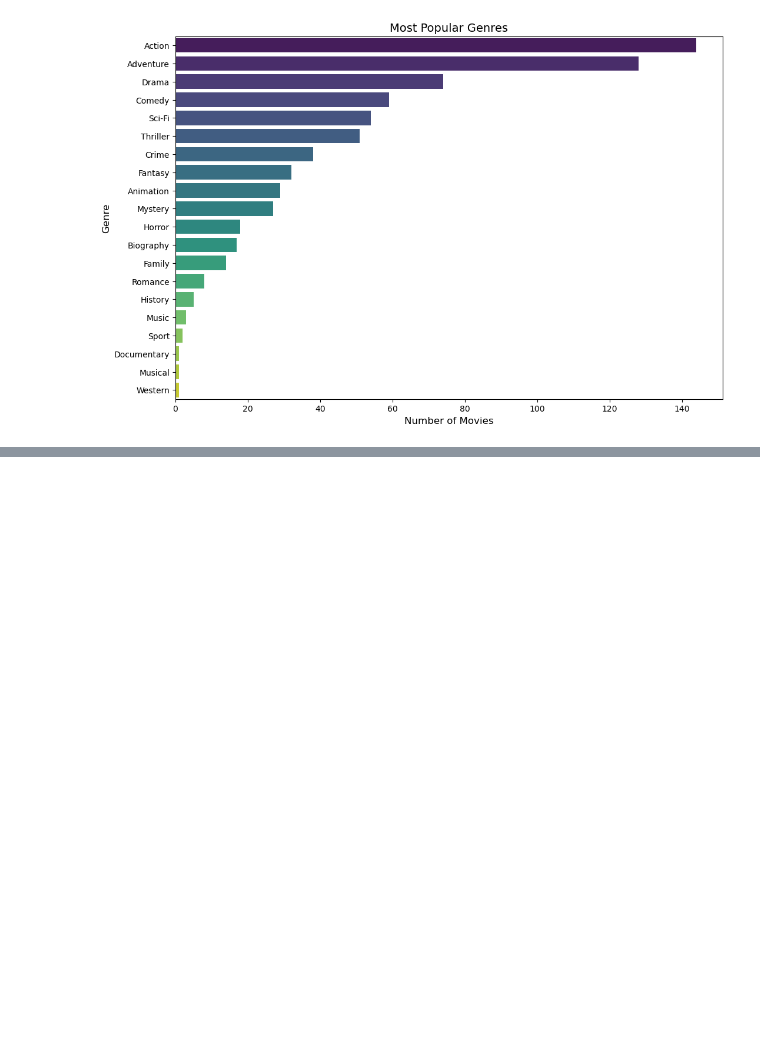
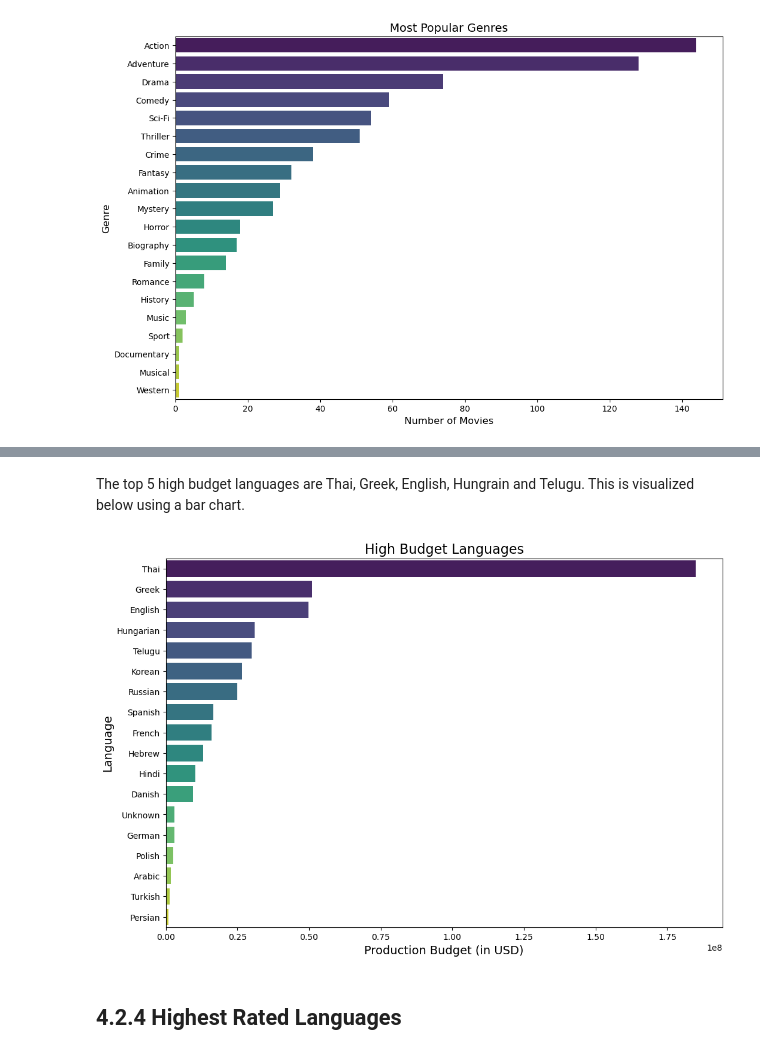
Before and after one commit to Deborah-Okeyo/group-eight-project, a Jupyter notebook: index.ipynb, the cells around one changed output, grey strips where cells are left out. Saved outputs shown, nothing was run; the diff lists cells and outputs as text; code cells hidden in the pictures; blank space fills up the shorter version.

```diff
--- a/index.ipynb
+++ b/index.ipynb
@@ -927,0 +1180,33 @@ plt.show()
+# %% [markdown]
+The top 5 high budget languages are Thai, Greek, English, Hungrain and Telugu. This is visualized below using a bar chart.
+# %%
+import matplotlib.pyplot as plt
+import seaborn as sns
+import pandas as pd
+
+# Data preparation
+data = {
+    'Language': ['Thai', 'Greek', 'English', 'Hungarian', 'Telugu', 'Korean', 'Russian', 'Spanish', 'French', 'Hebrew', 'Hindi', 'Danish', 'Unknown', 'German', 'Polish', 'Arabic', 'Turkish', 'Persian'],
+    'Production_Budget': [185_000_000, 51_000_000, 49_810_090, 31_000_000, 30_000_000, 26_700_000, 25_000_000, 16_666_667, 15_957_140, 13_000_000, 10_257_140, 9_400_000, 3_000_000, 3_000_000, 2_600_000, 1_700_000, 1_400_000, 900_000]
+}
+
+df = pd.DataFrame(data)
+
+# Sorting the dataframe based on Production_Budget
+df = df.sort_values(by='Production_Budget', ascending=False)
+
+# Plotting
+plt.figure(figsize=(12, 8))
+sns.barplot(x='Production_Budget', y='Language', data=df, palette='viridis')
+
+# Adding labels and title
+plt.title('High Budget Languages', fontsize=16)
+plt.xlabel('Production Budget (in USD)', fontsize=14)
+plt.ylabel('Language', fontsize=14)
+
+# Display plot
+plt.show()
+# %% [output]
+[figure, added]
+# %% [markdown]
+## 4.2.4 Highest Rated Languages
```
Also changed, not shown: parts of 34 cells of this notebook.
